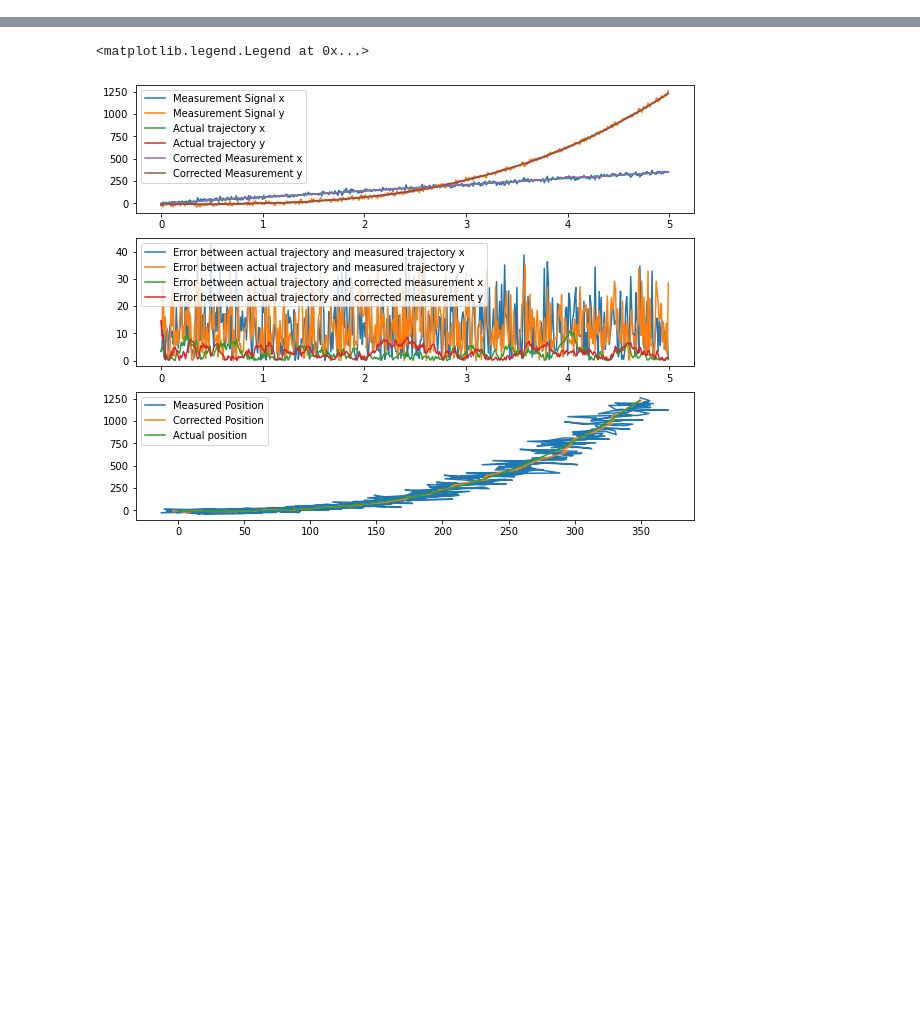
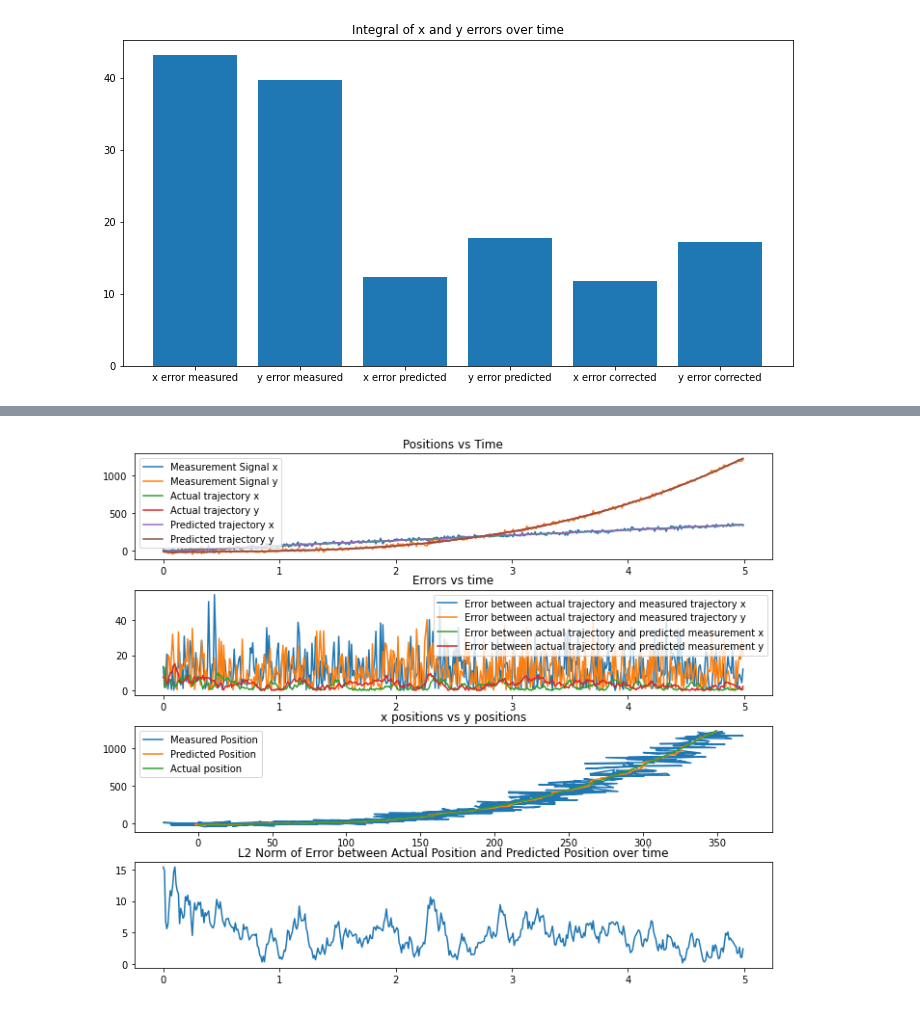
Before and after one commit to hriggott/cv-final-kalman-motion, a Jupyter notebook: src/Linear_Kalman_Black_Box_Example.ipynb, the cells around one changed output, grey strips where cells are left out. Saved outputs shown, nothing was run; the diff lists cells and outputs as text; code cells hidden in the pictures; blank space fills up the shorter version.

Commit message:
Added anlalysis module and edited kalman example

```diff
--- a/src/Linear_Kalman_Black_Box_Example.ipynb
+++ b/src/Linear_Kalman_Black_Box_Example.ipynb
@@ -27,79 +29,39 @@ y_measured = np.zeros(len(t))
 for i in range (0,len(t)):
     #If it is the first iteration, detect the object first then call setInitialPosition. Because it is the first datapoint,
     #the algorithm can't predict a position yet.
     if i == 0:
         #Where I set x_measured and y_measured is where the object detection algorithm returns the measured position.
         #Note that the standard deviation of the noise is set to 15 pixels, but the parameter sigma_measurement was set
         #to .01. This is what I meant above when I said that the parameters fed into the constructor aren't what they actually
         #are. Even though the actual std dev of the noise is 15 pixels, I had better results with a value of .01 pixels.
         x_measured[i] = x_actual[i] + np.random.normal(0,15)
         y_measured[i] = y_actual[i] + np.random.normal(0,15)
         #Set the initial position to the first measurement
         newFilter.setInitialPosition(x_measured[i],y_measured[i])
     #If it isn't the first iteration, then the next position can be predicted to aid the object detection algorithm.
     else:
         #Get the predicted location
         x_prediction,y_prediction = newFilter.predict()
         #Here is where the object detection algorithm returns the measured position. The measured position is fed into
         #the update function, which corrects the measurement. This part of the algorithm helps make future predictions more
         #accurate.
         x_measured[i] = x_actual[i] + np.random.normal(0,15)
         y_measured[i] = y_actual[i] + np.random.normal(0,15)
         newFilter.update(x_measured[i],y_measured[i])
 
 #The code from here onward is purely for visualizing results, and is not necessary for the final version, but definitely can
 #be useful.
 
 #Once the loop concludes, the getCorrectedPositions function returns a list of the corrected x and y positions.
 x_list,y_list = newFilter.getCorrectedPositions()
+#Once the loop concludes, the getPredictedPositions function returns a list of the predicted x and y positions.
+x_list_predicted,y_list_predicted = newFilter.getPredictedPositions()
 
-#Here, the integral of the x and y errors are calculated and printed. This is the "cost" I was using to tune the parameters used
-#in the constructor.
-x_error_integrated = 0
-y_error_integrated = 0
-for i in range (0,(len(t)-1)):
-    x_error_integrated += np.abs((x_list[i]+x_list[i+1]-x_actual[i]-x_actual[i+1])*timestep/2)
-    y_error_integrated += np.abs((y_list[i]+y_list[i+1]-y_actual[i]-y_actual[i+1])*timestep/2)
-print(x_error_integrated)
-print(y_error_integrated)
-
-
-fig = plt.figure(figsize=(10,8))
-ax1 = plt.subplot(311)
-ax2 = plt.subplot(312)
-ax3 = plt.subplot(313)
-
-#First plot is of the measured position, actual position, and corrected position for x and y vs time.
-line, = ax1.plot(t,x_measured,label='Measurement Signal x')
-ax1.legend()
-line, = ax1.plot(t,y_measured,label='Measurement Signal y')
-ax1.legend()
-line, = ax1.plot(t,x_actual,label='Actual trajectory x')
-ax1.legend()
-line, = ax1.plot(t,y_actual,label='Actual trajectory y')
-ax1.legend()
-line, = ax1.plot(t,x_list,label='Corrected Measurement x')
-ax1.legend()
-line, = ax1.plot(t,y_list,label='Corrected Measurement y')
-ax1.legend()
-
-#Second plot is of the error between the actual position and the measurement and the error between the corrected position and
-#measurement, for both x and y.
-line, = ax2.plot(t, np.abs(x_actual-x_measured),label='Error between actual trajectory and measured trajectory x')
-ax2.legend()
-line, = ax2.plot(t, np.abs(y_actual-y_measured),label='Error between actual trajectory and measured trajectory y')
-ax2.legend()
-line, = ax2.plot(t,np.abs(x_actual-x_list),label='Error between actual trajectory and corrected measurement x')
-ax2.legend()
-line, = ax2.plot(t,np.abs(y_actual-y_list),label='Error between actual trajectory and corrected measurement y')
-ax2.legend()
-
-#Third plot is of y position vs x position for the measured, corrected, and actual positions.This is the visual representation
-#of the motion of the partical.
-line, = ax3.plot(x_measured,y_measured,label='Measured Position')
-ax3.legend()
-line, = ax3.plot(x_list,y_list,label='Corrected Position')
-ax3.legend()
-line, = ax3.plot(x_actual,y_actual,label='Actual position')
-ax3.legend()
+#Run analysis while also showing how to get time using imported time module. I tried to implement this as a function, but it was
+#giving me a hard time so I implemented it this way instead.
+start = time.perf_counter()
+analysis.analyzeResults(x_actual,y_actual,x_measured,y_measured,x_list_predicted,y_list_predicted,x_list,y_list,t)
+end = time.perf_counter()
+print('Elapsed time: ' + str(end-start)+'s')
 # %% [output]
+[figure, new version]
@@ -108,2 +69 @@ ax3.legend()
-<matplotlib.legend.Legend at 0x...>
-[figure, old version]
+[figure, added]
```
Also changed, not shown: parts of 3 cells of this notebook, 1 other file.
